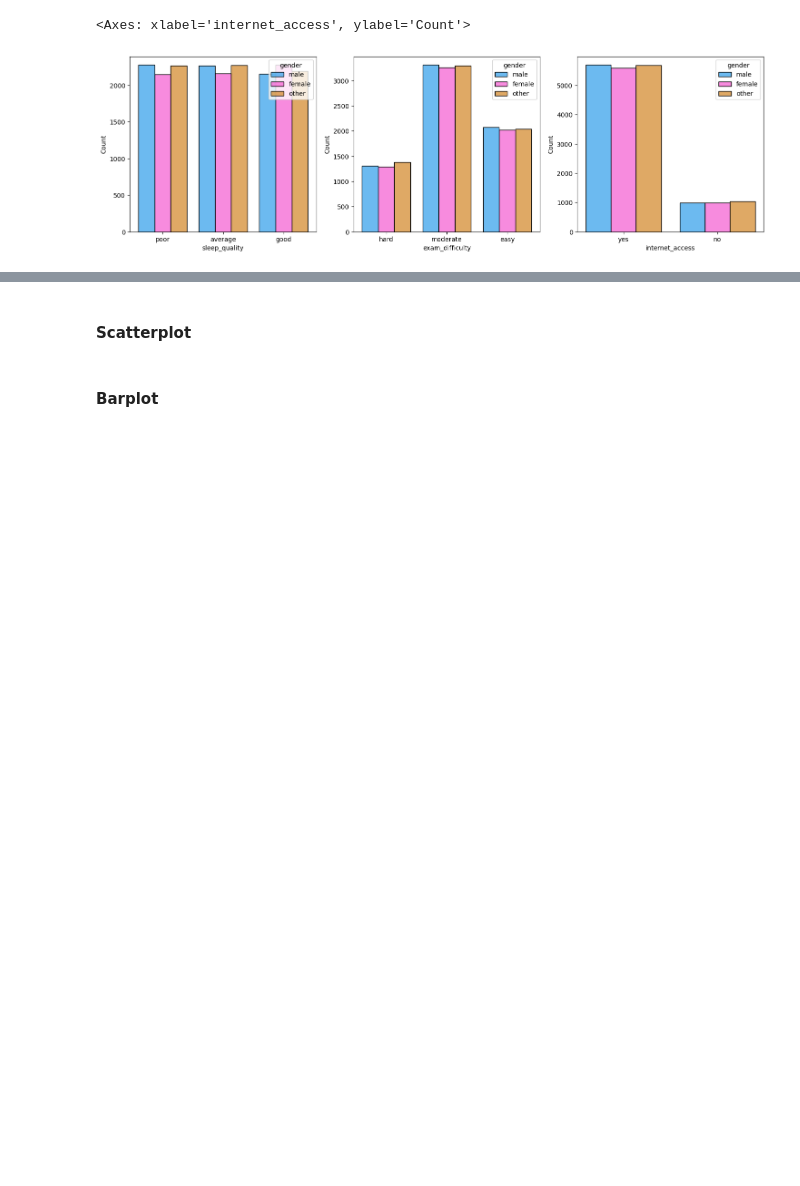
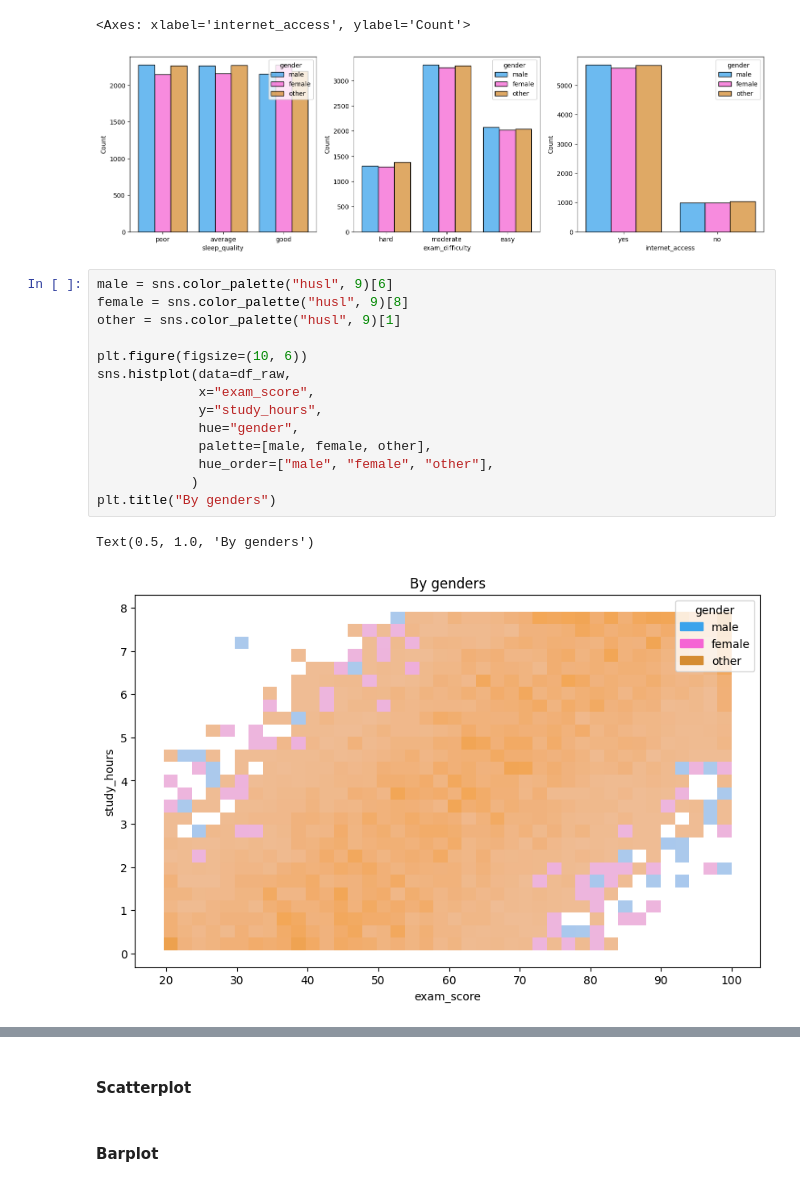
Before and after one commit to javokhircoding/ExamScorePrediction, a Jupyter notebook: src/main.ipynb, the cells around one changed output, grey strips where cells are left out. Cells and saved outputs as stored; diff of their text form; blank space fills up the shorter version.

Commit message:
histogram but not

```diff
--- a/src/main.ipynb
+++ b/src/main.ipynb
@@ -220,3 +220,20 @@ sns.histplot(data=df_raw,
 # %% [output]
 <Axes: xlabel='internet_access', ylabel='Count'>
 [figure]
+# %%
+male = sns.color_palette("husl", 9)[6]
+female = sns.color_palette("husl", 9)[8]
+other = sns.color_palette("husl", 9)[1]
+
+plt.figure(figsize=(10, 6))
+sns.histplot(data=df_raw,
+             x="exam_score",
+             y="study_hours",
+             hue="gender",
+             palette=[male, female, other],
+             hue_order=["male", "female", "other"],
+            )
+plt.title("By genders")
+# %% [output]
+Text(0.5, 1.0, 'By genders')
+[figure, added]
```
Also changed, not shown: parts of 3 cells of this notebook.
